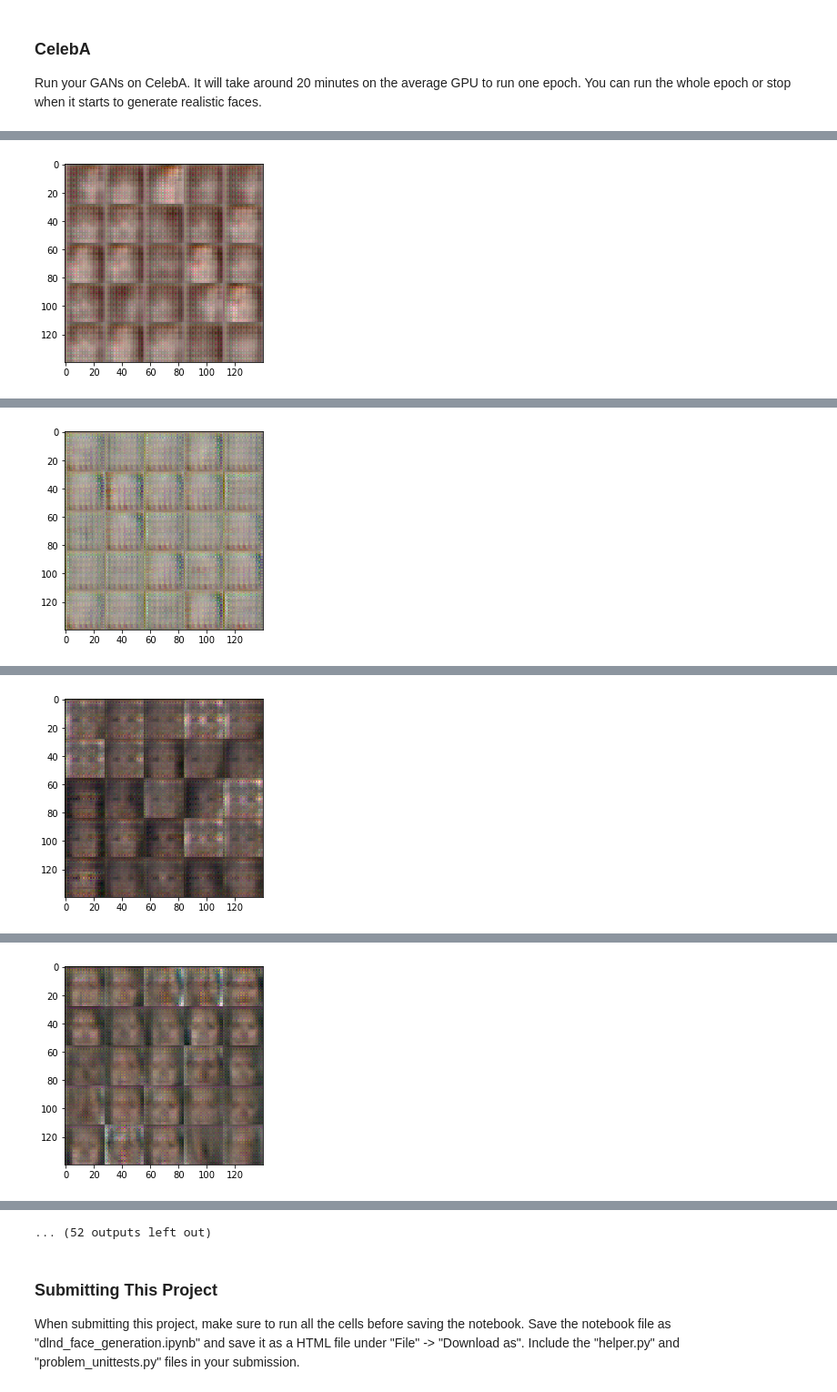
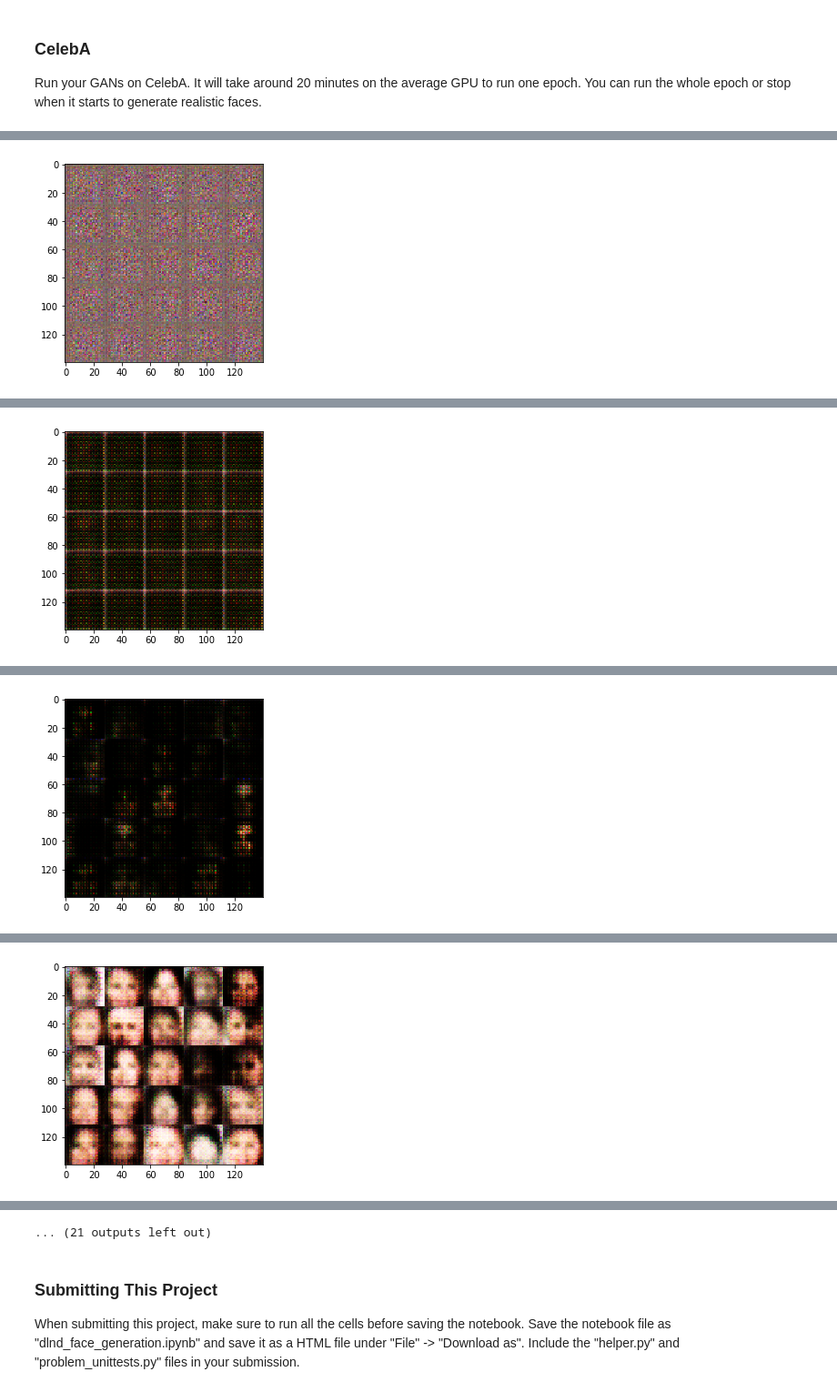
Before and after one commit to wolf-zchen/DLND-face-generation, a Jupyter notebook: dlnd_face_generation.ipynb, the cells around one changed output, grey strips where cells are left out. Shown at 91% size. Drawn from its saved outputs; the diff is of its cells as text; code cells hidden in the pictures.

```diff
--- a/dlnd_face_generation.ipynb
+++ b/dlnd_face_generation.ipynb
@@ -160,19 +160,19 @@ def discriminator(images, reuse=False):
         # 7x7x128
 
         # Layer 3
-        conv3 = tf.layers.conv2d(conv2, 256, 5, strides=2, padding='SAME', activation=None)
+        conv3 = tf.layers.conv2d(conv2, 256, 5, strides=1, padding='SAME', activation=None)
         conv3 = tf.layers.batch_normalization(conv3, training=True)
         conv3 = tf.maximum(alpha * conv3, conv3)
-        # 4x4x256
+        # 7x7x256
 
         # Layer 4
         conv4 = tf.layers.conv2d(conv3, 512, 5, strides=1, padding='SAME', activation=None)
         conv4 = tf.layers.batch_normalization(conv4, training=True)
         conv4 = tf.maximum(alpha * conv4,conv4)
-        # 4x4x512
+        # 7x7x512
 
         # Flatten it
-        flat = tf.reshape(conv4, (-1, 4*4*512))
+        flat = tf.reshape(conv4, (-1, 7*7*512))
         logits = tf.layers.dense(flat, 1)
         out = tf.sigmoid(logits)
 
@@ -202,17 +202,14 @@ def generator(z, out_channel_dim, is_train=True):
 
     with tf.variable_scope('generator', reuse=not is_train):
         # First fully connected layer
-        g1 = tf.layers.dense(z, 4*4*512)
-        g1 = tf.reshape(g1, (-1, 4, 4, 512))
+        g1 = tf.layers.dense(z, 7*7*512)
+        g1 = tf.reshape(g1, (-1, 7, 7, 512))
         g1 = tf.layers.batch_normalization(g1, training=is_train)
         g1 = tf.maximum(alpha * g1, g1)
-        # 4x4x512
+        # 7x7x512
 
         # Layer 2
-        # Referenced from https://discussions.udacity.com/t/question-about-conv2d-transpose-from-4-4-to-7-7/398689/2
-        # For transpose: out_height = in_height * stride + filter_height -1
-        # 7 = 4*1+4-1
-        g2 = tf.layers.conv2d_transpose(g1, 256, 4, strides=1, padding='VALID', activation=None)
+        g2 = tf.layers.conv2d_transpose(g1, 256, 5, strides=1, padding='SAME', activation=None)
         g2 = tf.layers.batch_normalization(g2, training=is_train)
         g2 = tf.maximum(alpha * g2, g2)
         # 7x7x256
@@ -223,7 +220,7 @@ def generator(z, out_channel_dim, is_train=True):
         g3 = tf.maximum(alpha * g3, g3)
         # 14x14x128
 
-        # Layer 3
+        # Layer 4
         g4 = tf.layers.conv2d_transpose(g3, 64, 5, strides=2, padding='SAME', activation=None)
         g4 = tf.layers.batch_normalization(g4, training=is_train)
         g4 = tf.maximum(alpha * g4, g4)
@@ -232,9 +229,9 @@ def generator(z, out_channel_dim, is_train=True):
         logits = tf.layers.conv2d_transpose(g4, out_channel_dim, 3, strides=1, padding='SAME', activation=None)
         # shape = 28x28x3
 
-        #out = tf.tanh(logits)
+        out = tf.tanh(logits)
 
-        return logits
+        return out
 
 
 """
@@ -365,7 +362,6 @@ def train(epoch_count, batch_size, z_dim, learning_rate, beta1, get_batches, dat
     :param data_image_mode: The image mode to use for images ("RGB" or "L")
     """
     # TODO: Build Model
-    tf.reset_default_graph()
     _, image_width, image_height, image_channels = data_shape
     input_real, input_z, lr = model_inputs(image_width, image_height, image_channels, z_dim)
     d_loss, g_loss = model_loss(input_real, input_z, image_channels)
@@ -396,6 +392,9 @@ def train(epoch_count, batch_size, z_dim, learning_rate, beta1, get_batches, dat
                 _ = sess.run(g_opt, feed_dict={input_real: batch_images,
                                                input_z: batch_z,
                                                lr: learning_rate})
+                if steps == 1:
+                    print('initial output:')
+                    show_generator_output(sess, 25, input_z, image_channels, data_image_mode)
 
                 if steps % print_every == 0:
                     # At the end of every 10 epochs, get the losses and print them out
@@ -503,9 +493,9 @@ Epoch 2/2... Discriminator Loss: 0.7660... Generator Loss: 1.8719
 ### CelebA
 Run your GANs on CelebA.  It will take around 20 minutes on the average GPU to run one epoch.  You can run the whole epoch or stop when it starts to generate realistic faces.
 # %%
-batch_size = 64
-z_dim = 128
-learning_rate = 0.001
+batch_size = 128
+z_dim = 100
+learning_rate = 0.0001
 beta1 = 0.5
 
 
@@ -532 +513 @@ Epoch 1/1... Discriminator Loss: 2.0239... Generator Loss: 7.2886
-[figure, old version]
+[figure, new version]
@@ -543 +524 @@ Epoch 1/1... Discriminator Loss: 0.2045... Generator Loss: 5.1541
-[figure, old version]
+[figure, new version]
@@ -554 +535 @@ Epoch 1/1... Discriminator Loss: 1.1016... Generator Loss: 1.0226
-[figure, old version]
+[figure, new version]
@@ -565 +546 @@ Epoch 1/1... Discriminator Loss: 0.3480... Generator Loss: 1.7993
-[figure, old version]
+[figure, new version]
@@ -588,4 +569,4 @@ Epoch 1/1... Discriminator Loss: 0.9777... Generator Loss: 2.3847
-... (52 outputs left out)
+... (21 outputs left out)
 # %% [markdown]
 ### Submitting This Project
 When submitting this project, make sure to run all the cells before saving the notebook. Save the notebook file as "dlnd_face_generation.ipynb" and save it as a HTML file under "File" -> "Download as". Include the "helper.py" and "problem_unittests.py" files in your submission.
```
Also changed, not shown: parts of 2 cells of this notebook, 3 other files.
